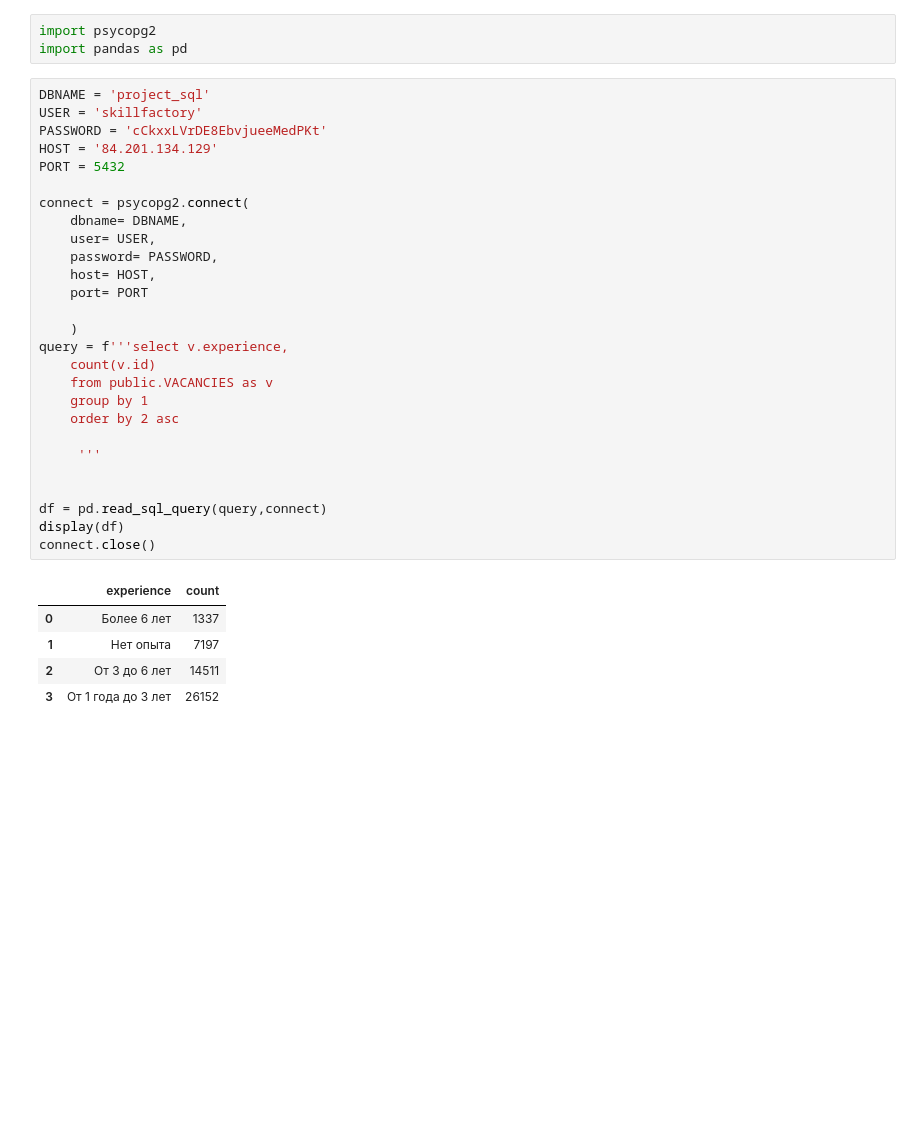
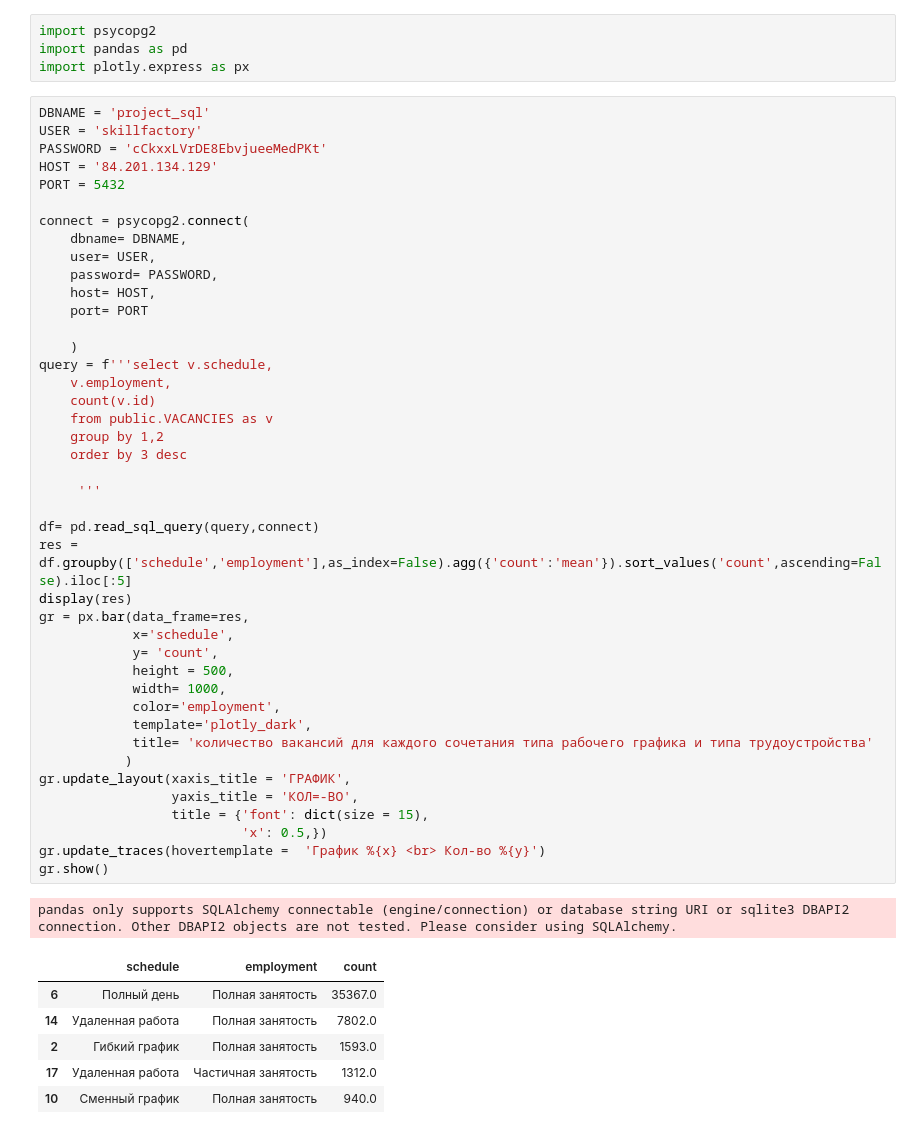
Before and after one commit to Alex1990opac/project_2, a Jupyter notebook: my_sql.ipynb, the cells around one changed output. Cells and saved outputs as stored; diff of their text form; blank space fills up the shorter version.

```diff
--- a/my_sql.ipynb
+++ b/my_sql.ipynb
@@ -1,36 +1,54 @@
 # %%
 import psycopg2
 import pandas as pd
+import plotly.express as px
 # %%
 DBNAME = 'project_sql'
 USER = 'skillfactory'
 PASSWORD = 'cCkxxLVrDE8EbvjueeMedPKt'
 HOST = '84.201.134.129'
 PORT = 5432
 
 connect = psycopg2.connect(
     dbname= DBNAME,
     user= USER,
     password= PASSWORD,
     host= HOST,
     port= PORT
 
     )
-query = f'''select v.experience,
+query = f'''select v.schedule,
+    v.employment,
     count(v.id)
     from public.VACANCIES as v
-    group by 1
-    order by 2 asc
+    group by 1,2
+    order by 3 desc
 
      '''
 
-
-df = pd.read_sql_query(query,connect)
-display(df)
-connect.close()
+df= pd.read_sql_query(query,connect)
+res = df.groupby(['schedule','employment'],as_index=False).agg({'count':'mean'}).sort_values('count',ascending=False).iloc[:5]
+display(res)
+gr = px.bar(data_frame=res,
+            x='schedule',
+            y= 'count',
+            height = 500,
+            width= 1000,
+            color='employment',
+            template='plotly_dark',
+            title= 'количество вакансий для каждого сочетания типа рабочего графика и типа трудоустройства'
+           )
+gr.update_layout(xaxis_title = 'ГРАФИК',
+                 yaxis_title = 'КОЛ=-ВО',
+                 title = {'font': dict(size = 15),
+                          'x': 0.5,})
+gr.update_traces(hovertemplate =  'График %{x} <br> Кол-во %{y}')
+gr.show()
 # %% [output]
+pandas only supports SQLAlchemy connectable (engine/connection) or database string URI or sqlite3 DBAPI2 connection. Other DBAPI2 objects are not tested. Please consider using SQLAlchemy.
-|  | experience | count |
-| 0 | Более 6 лет | 1337 |
-| 1 | Нет опыта | 7197 |
-| 2 | От 3 до 6 лет | 14511 |
-| 3 | От 1 года до 3 лет | 26152 |
+|  | schedule | employment | count |
+| 6 | Полный день | Полная занятость | 35367.0 |
+| 14 | Удаленная работа | Полная занятость | 7802.0 |
+| 2 | Гибкий график | Полная занятость | 1593.0 |
+| 17 | Удаленная работа | Частичная занятость | 1312.0 |
+| 10 | Сменный график | Полная занятость | 940.0 |
```
Also changed, not shown: 1 other file.
